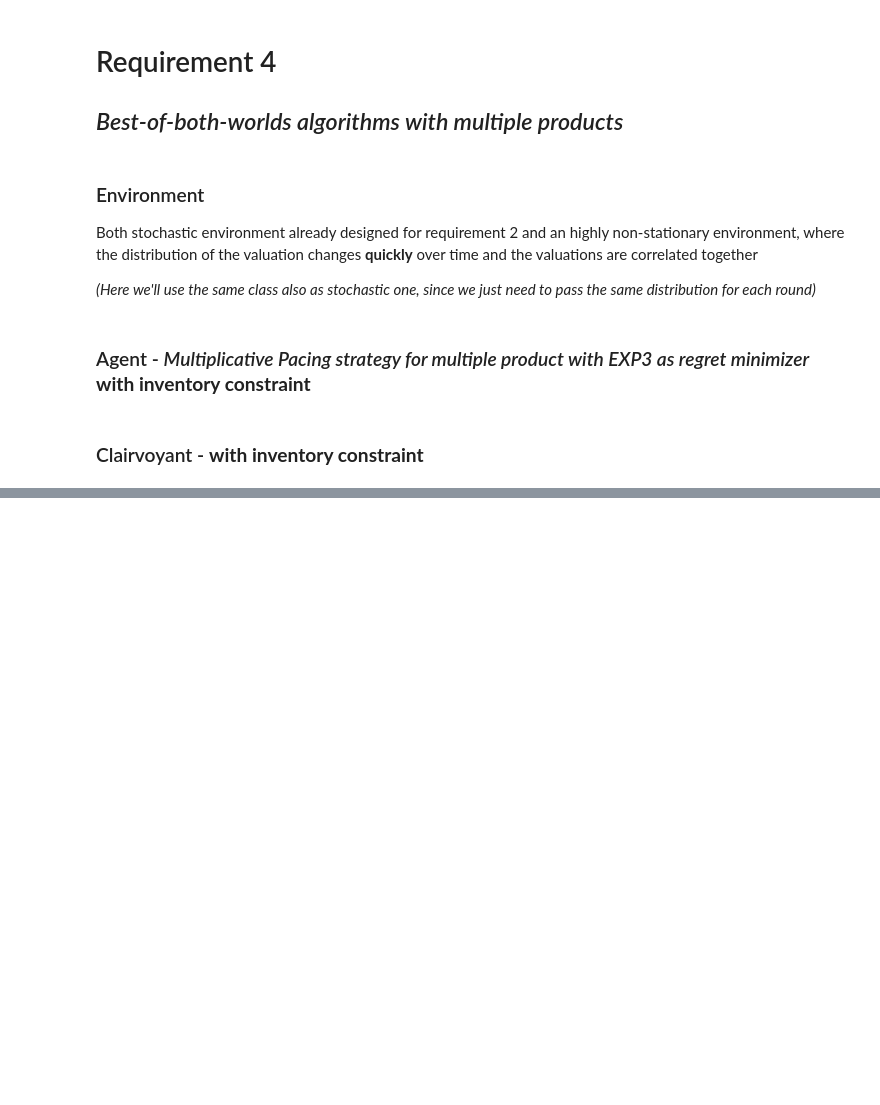
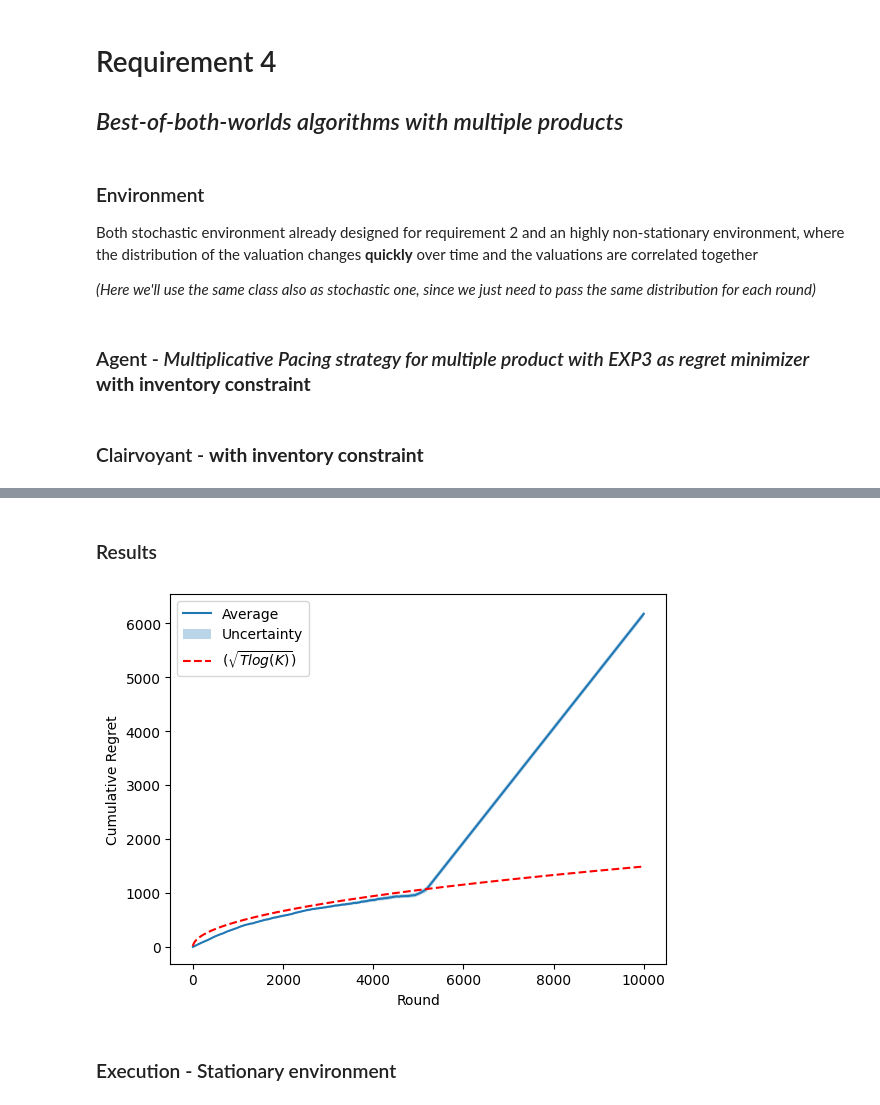
Before and after one commit to FabioFloris02/OLA2025_Floris_Sonzini_Parenti_Singh_Gottschling, a Jupyter notebook: requirement_4.ipynb, the cells around one changed output, grey strips where cells are left out. Drawn from its saved outputs; the diff is of its cells as text; code cells hidden in the pictures; blank space fills up the shorter version.

```diff
--- a/requirement_4.ipynb
+++ b/requirement_4.ipynb
@@ -92,7 +92,7 @@ class MultipleProductMultiplicativePacingAgent:
 
         return chosen_prices
     def update(self, f_t_list):
-        rho = self.budget/ (self.T - self.t + 1) + 1.5
+        rho = self.budget/ (self.T - self.t + 1) + 2
         c_t_list= [int(f_t > 0) for f_t in f_t_list]
         c_t_tot=sum(c_t_list)
 
@@ -231,0 +249,19 @@ class WindowedMultipleProductHighlyNonStationaryClairvoyant:
+# %%
+#Adversarial environment
+valuation_distributions = []
+
+for t in range(T):
+    mean_t = np.random.uniform(0.4, 1.0, size=N)
+    A = np.random.rand(N, N)
+    cov_t = np.dot(A, A.T) + 0.05 * np.eye(N)
+    distr = stats.multivariate_normal(mean=mean_t, cov=cov_t)
+    valuation_distributions.append(distr)
+# %%
+# Run clairvoyant
+prices_arr = []
+rewards = []
+budget_per_trial =[]
+residual_budget = []
+
+clairvoyant=WindowedMultipleProductHighlyNonStationaryClairvoyant(T, B, N, prices, valuation_distributions, window_size=20)
+expected_clairvoyant_utilities = clairvoyant.run()
@@ -231,0 +306,30 @@ class WindowedMultipleProductHighlyNonStationaryClairvoyant:
+# %% [markdown]
+### Results
+# %%
+average_regret = regret_per_trial.mean(axis=0) # mean
+regret_sd = regret_per_trial.std(axis=0) # standard deviation
+#average_budget = np.array(budget_per_trial).mean(axis=0)
+#budget_sd = np.array(budget_per_trial).std(axis=0)
+
+t = np.arange(1, T + 1)
+regret_theory = (1000/np.sqrt(4500*np.log(K)))*np.sqrt(t*np.log(K))
+
+plt.plot(np.arange(T), average_regret, label="Average")
+plt.fill_between(
+    np.arange(T),
+    average_regret-regret_sd/np.sqrt(n_trials),
+    average_regret+regret_sd/np.sqrt(n_trials),
+    alpha=0.3,
+    label="Uncertainty"
+)
+#plt.plot(np.arange(T), np.cumsum(agent_rewards), label="Agent")
+#plt.plot(np.arange(T), np.cumsum(expected_clairvoyant_utilities), label="Clairvoyant")
+plt.plot(t, regret_theory, label=r"$(\sqrt{Tlog(K)})$", linestyle='--', color='red')
+plt.xlabel("Round")
+plt.ylabel("Cumulative Regret")
+plt.legend()
+plt.show()
+# %% [output]
+[figure, added]
+# %% [markdown]
+### Execution - Stationary environment
```
Also changed, not shown: parts of 10 cells of this notebook, 4 other files.
